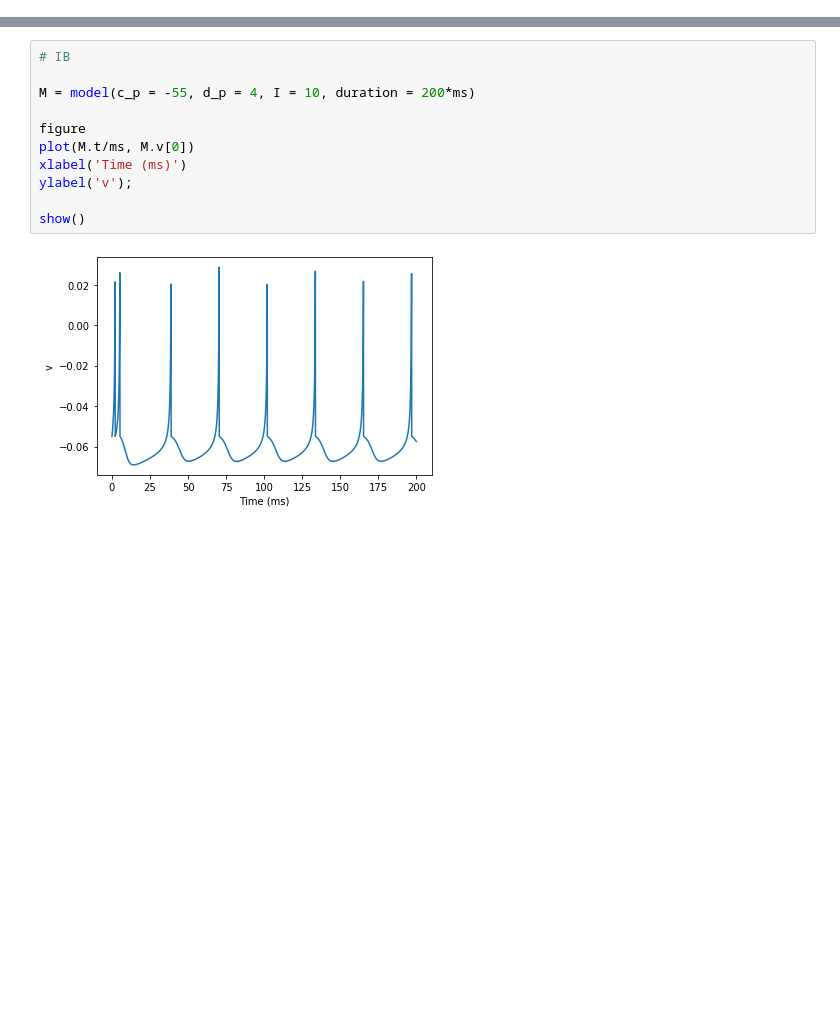
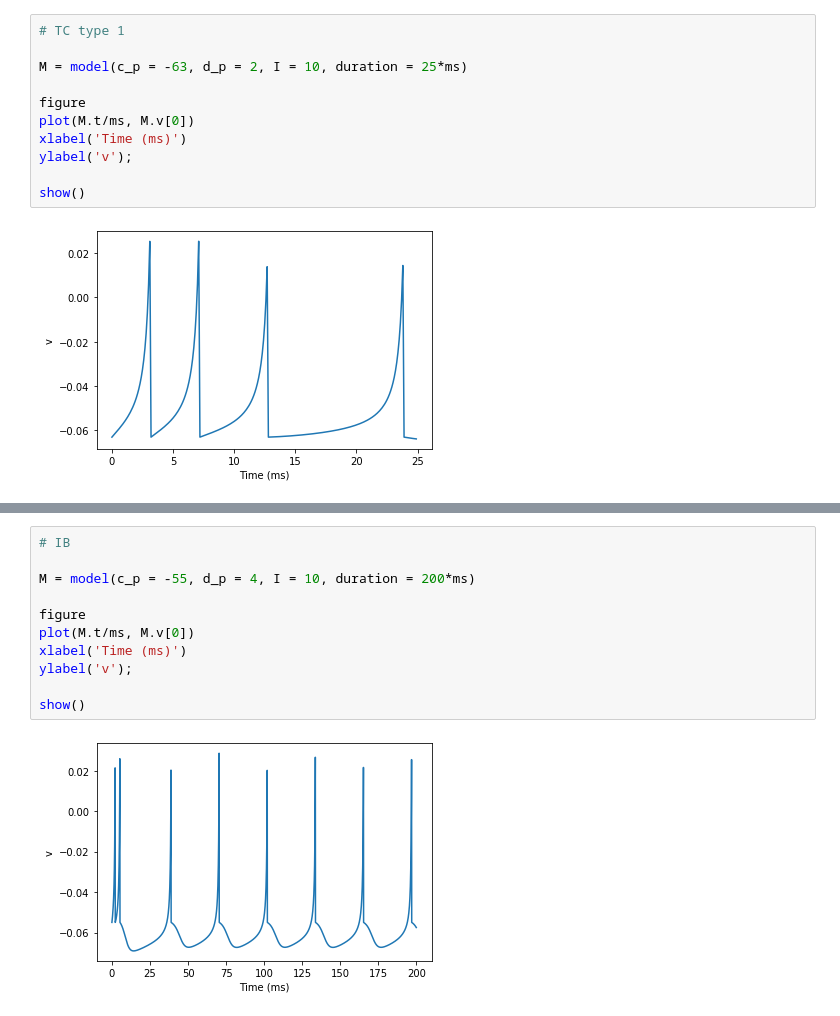
Before and after one commit to initega/izhikevich-mlnn, a Jupyter notebook: izhikevich.ipynb, the cells around one changed output, grey strips where cells are left out. Drawn from its saved outputs; the diff is of its cells as text; blank space fills up the shorter version.

```diff
--- a/izhikevich.ipynb
+++ b/izhikevich.ipynb
@@ -54,2 +57,15 @@ show()
 [figure]
+# %%
+# TC type 1
+
+M = model(c_p = -63, d_p = 2, I = 10, duration = 25*ms)
+
+figure
+plot(M.t/ms, M.v[0])
+xlabel('Time (ms)')
+ylabel('v');
+
+show()
+# %% [output]
+[figure, added]
 # %%
```
Also changed, not shown: parts of 5 cells of this notebook.
